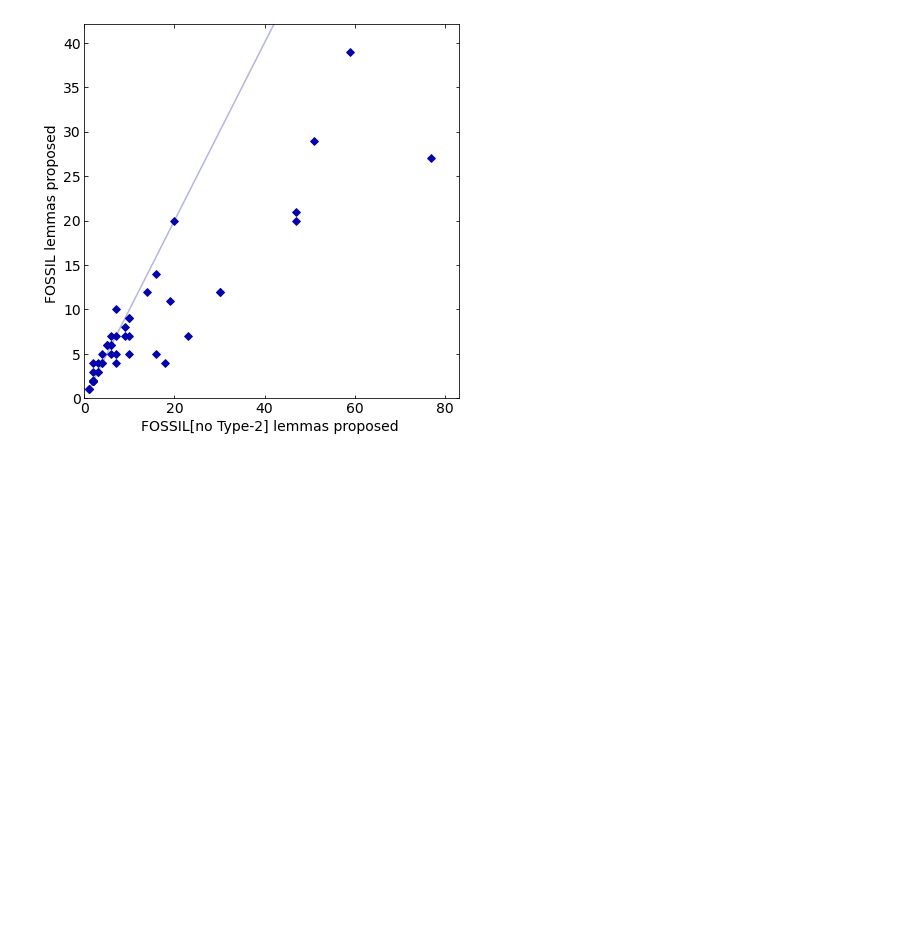
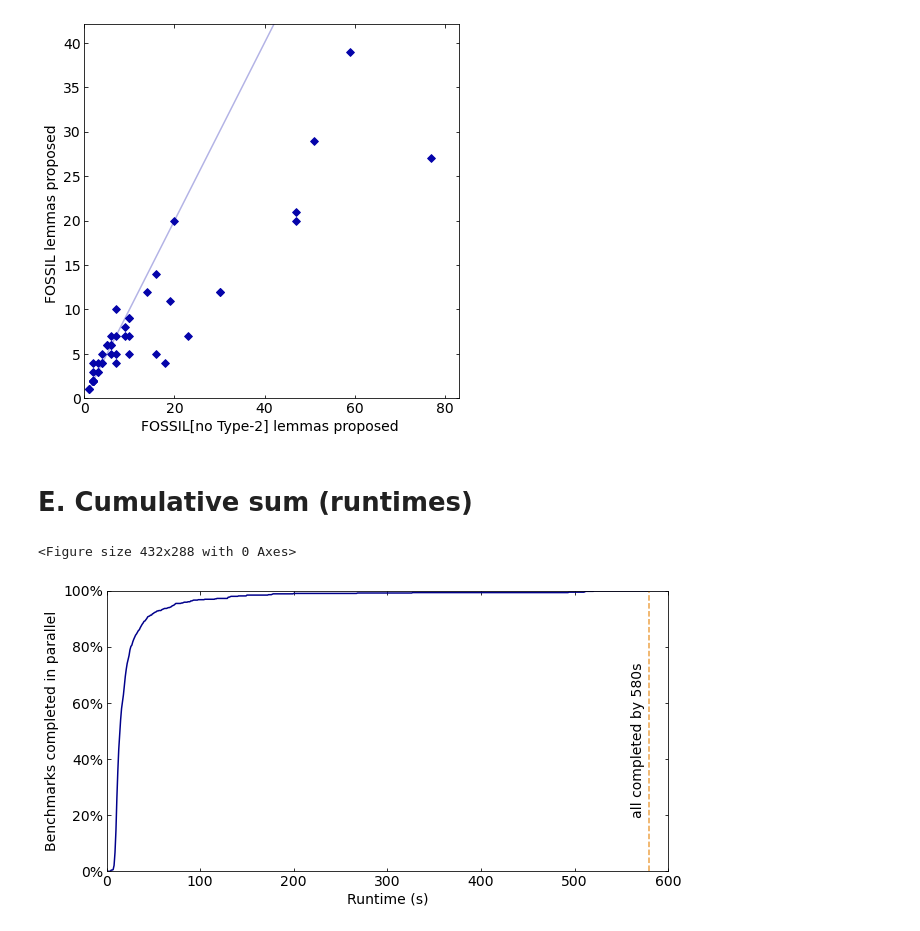
Before and after one commit to muraliadithya/FOSSIL, a Jupyter notebook: plotting/plotter.ipynb, the cells around one changed output. Drawn from its saved outputs; the diff is of its cells as text; code cells hidden in the pictures; blank space fills up the shorter version.

Commit message:
added synthetic benchmarks log and cumulative sum plotting

```diff
--- a/plotting/plotter.ipynb
+++ b/plotting/plotter.ipynb
@@ -104,3 +104,40 @@ pretty_plot(x_prop, y_prop, x_name='FOSSIL[no Type-2]', tm_val=M+1, mark='D', y_
 # %% [output]
 <Figure size 432x288 with 0 Axes>
 [figure]
+# %% [markdown]
+# E. Cumulative sum (runtimes)
+# %%
+import matplotlib.ticker as mtick
+
+times = process_autobench('autobench_times.txt')
+total = len(times)
+timeout = 600
+# %%
+fig = plt.figure()
+left, width = 0.1, 0.65
+bottom, height = 0.1, 0.65
+rect_scatter = [left, bottom, width, height]
+
+plt.figure(figsize=(12, 6))
+ax_scatter = plt.axes(rect_scatter)
+ax_scatter.tick_params(direction='in', top=True, right=True)
+
+times_cs = np.array([len(np.where(times < t)[0]) for t in range(timeout+1)]) / total
+data = np.vstack([np.array(range(0,timeout+1)), times_cs])
+ax_scatter.plot(100*times_cs, c='darkblue')
+plt.axvline(x=min(np.where(times_cs > 1-1/total)[0]), c='#eda247', linestyle='--')
+plt.text(560, 20,'all completed by 580s', rotation=90)
+
+ax_scatter.set_xlim(0, timeout)
+ax_scatter.set_ylim(0, 100)
+ax_scatter.yaxis.set_major_formatter(mtick.PercentFormatter())
+
+ax_scatter.set_xlabel('Runtime (s)')
+ax_scatter.set_ylabel('Benchmarks completed in parallel')
+fig.tight_layout()
+
+plt.savefig('./plots/csum_FOSSIL_runtimes.png',
+            bbox_inches='tight', pad_inches=0.2, dpi=100)
+# %% [output]
+<Figure size 432x288 with 0 Axes>
+[figure, added]
```
Also changed, not shown: 6 other files.
